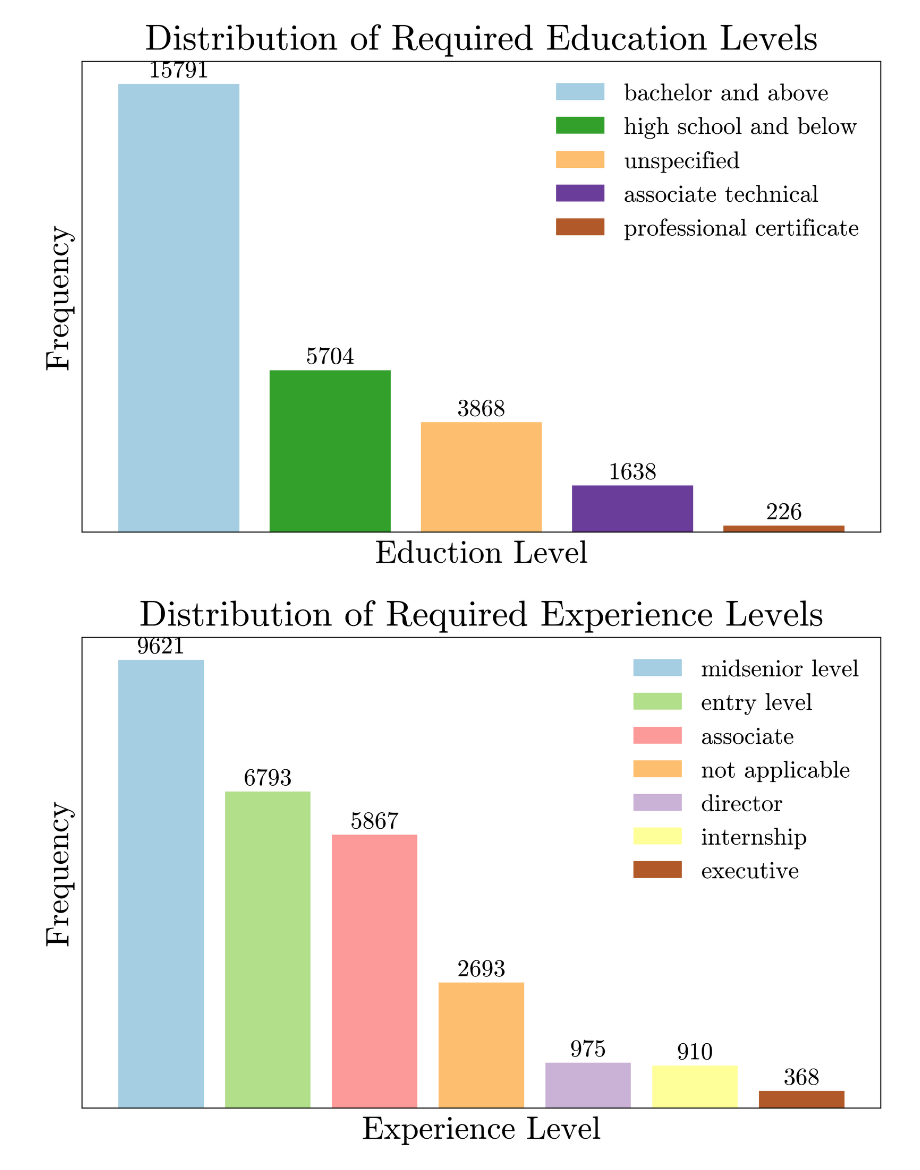
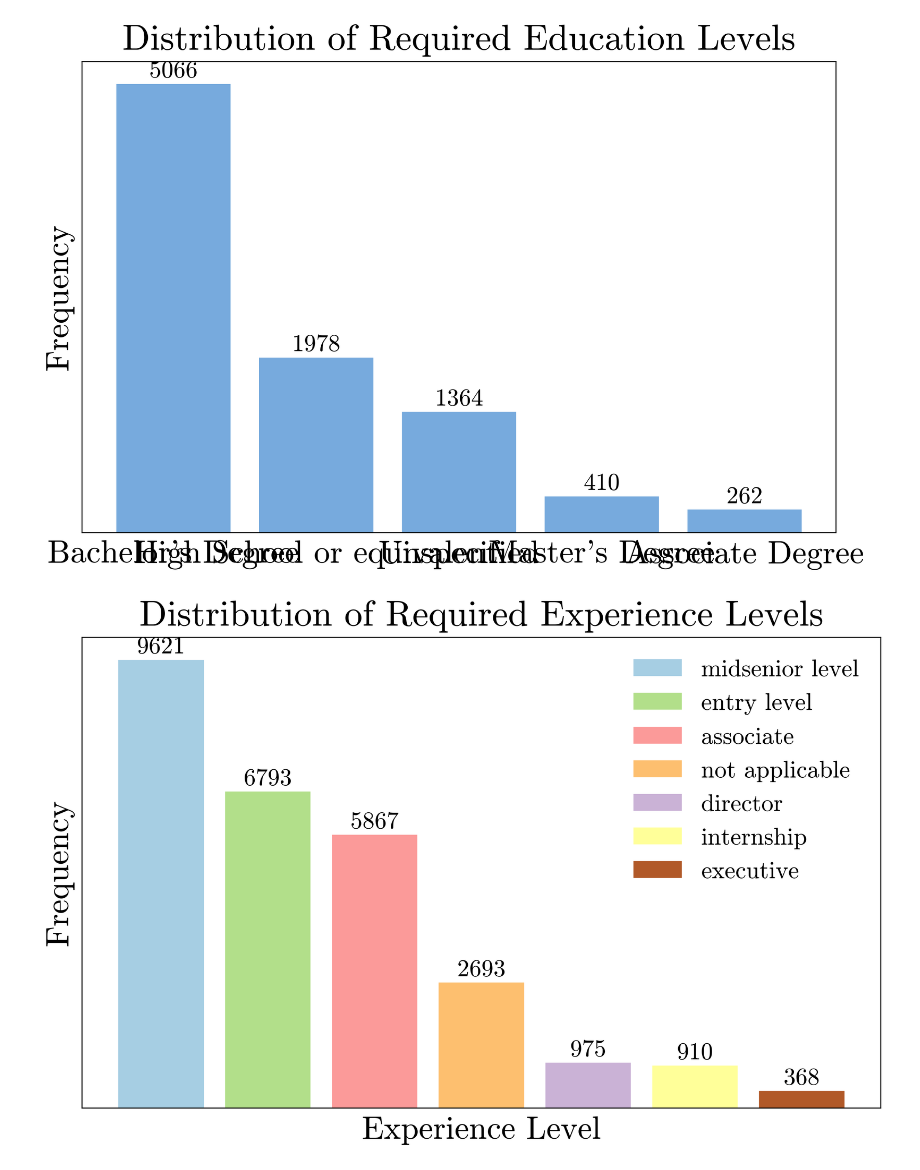
Before and after one commit to ZenCoder-art/ofd, a Jupyter notebook: backend/notebooks/data_analysis.ipynb, the cells around one changed output. Saved outputs shown, nothing was run; the diff lists cells and outputs as text; code cells hidden in the pictures.

```diff
--- a/backend/notebooks/data_analysis.ipynb
+++ b/backend/notebooks/data_analysis.ipynb
@@ -16,0 +142,6 @@ df.head()
+# %%
+df['employment_type'] = df['employment_type'].str.lower()
+ax = sns.countplot(df, x="employment_type", color="#5975A4")
+ax.bar_label(ax.containers[0], fontsize=12);
+plt.tick_params(axis='both', which='both', bottom=False, top=False, left=False, right=False, labelbottom=True, labelleft=True)
+plt.show()
@@ -16,0 +365,21 @@ df.head()
+# %%
+df["required_education"] = df["required_education"].str.lower()
+education = df["required_education"].value_counts().index[:6]
+
+df_filter = df[df["required_education"].isin(education)]
+fig, ax = plt.subplots(figsize=(10, 8))
+sns.countplot(data=df_filter, x="required_education", hue="fraudulent", width=0.8)
+
+for p in ax.patches:
+    height = p.get_height()
+    if height > 0:
+        ax.text(p.get_x() + p.get_width() / 2., height + 3,
+                f'{int(height)}',
+                ha='center', va='bottom', fontsize=14)
+
+plt.tick_params(axis='both', which='both', bottom=False, top=False, left=False, right=False, labelbottom=True, labelleft=True)
+
+ax.set_title("Distribution of Fraudulent and Non-Fraudulent Job Postings Across Industries", fontsize=18)
+ax.set_xlabel("Industry", fontsize=16)
+ax.set_ylabel("Count", fontsize=16)
+plt.show()
@@ -16,0 +407,9 @@ df.head()
+# %%
+df["required_education"] = df["required_education"].str.lower()
+mapping = {
+    "bachelor's degree": "bachelor",
+    "master's degree": "master",
+    "associate degree": "associate"
+}
+df["required_education"] = df["required_education"].apply(mapping)
+df["required_education"].value_counts()
@@ -17,22 +429,19 @@ df.head()
 # %%
-education = df["required_education"].value_counts()
+education = df["required_education"].value_counts()[1:6]
 labels = education.index
 values = education.values
-colors = plt.cm.Paired(np.linspace(0, 1, len(labels)))
 
 with plt.style.context(["science", "ieee", "no-latex", "light"]):
     fig, ax = plt.subplots(figsize=(6, 4))
-    bars = ax.bar(labels, values, color=colors, align="center")
+    bars = ax.bar(labels, values, align="center")
     ax.bar_label(bars, labels=[str(value) for value in values], fontsize=12, padding=1)
-    plt.tick_params(axis='both', which='both', bottom=False, top=False, left=False, right=False, labelbottom=False, labelleft=False)
-    ax.legend(bars, labels, loc="best", fontsize=12)
+    plt.tick_params(axis='both', which='both', bottom=False, top=False, left=False, right=False, labelbottom=True, labelleft=False)
     ax.set_title("Distribution of Required Education Levels", fontsize=18)
-    ax.set_xlabel("Eduction Level", fontsize=16)
     ax.set_ylabel("Frequency", fontsize=16)
     plt.tight_layout()
     plt.show()
 # %% [output]
-[figure, old version]
+[figure, new version]
 # %%
 experience = df["required_experience"].value_counts()
 labels = experience.index
```
Also changed, not shown: parts of 28 cells of this notebook, 4 other files.
